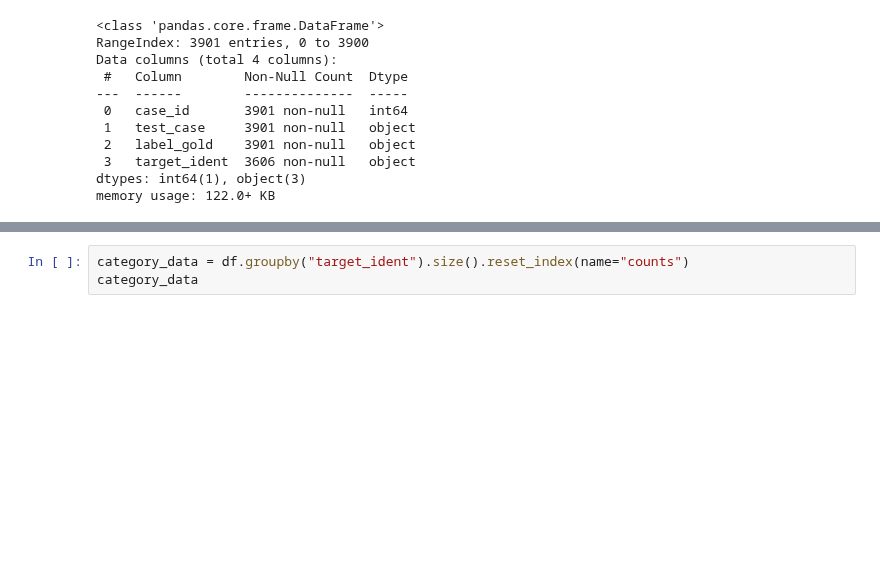
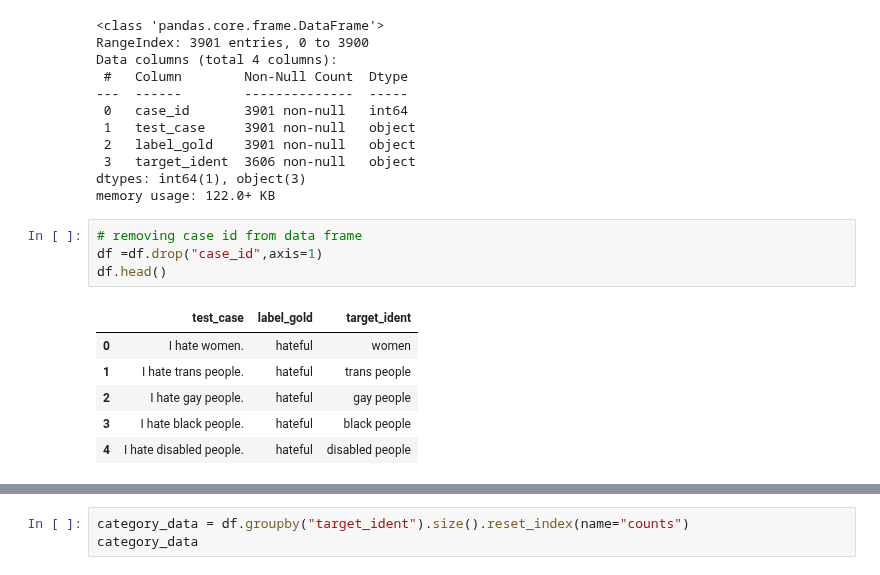
Before and after one commit to SCGlass/deep_learning, a Jupyter notebook: project/project.ipynb, the cells around one changed output, grey strips where cells are left out. Saved outputs shown, nothing was run; the diff lists cells and outputs as text; blank space fills up the shorter version.

```diff
--- a/project/project.ipynb
+++ b/project/project.ipynb
@@ -27,3 +35,14 @@ Data columns (total 4 columns):
  3   target_ident  3606 non-null   object
 dtypes: int64(1), object(3)
 memory usage: 122.0+ KB
+# %%
+# removing case id from data frame
+df =df.drop("case_id",axis=1)
+df.head()
+# %% [output]
+|  | test_case | label_gold | target_ident |
+| 0 | I hate women. | hateful | women |
+| 1 | I hate trans people. | hateful | trans people |
+| 2 | I hate gay people. | hateful | gay people |
+| 3 | I hate black people. | hateful | black people |
+| 4 | I hate disabled people. | hateful | disabled people |
```
Also changed, not shown: parts of 11 cells of this notebook, 1 other file.
